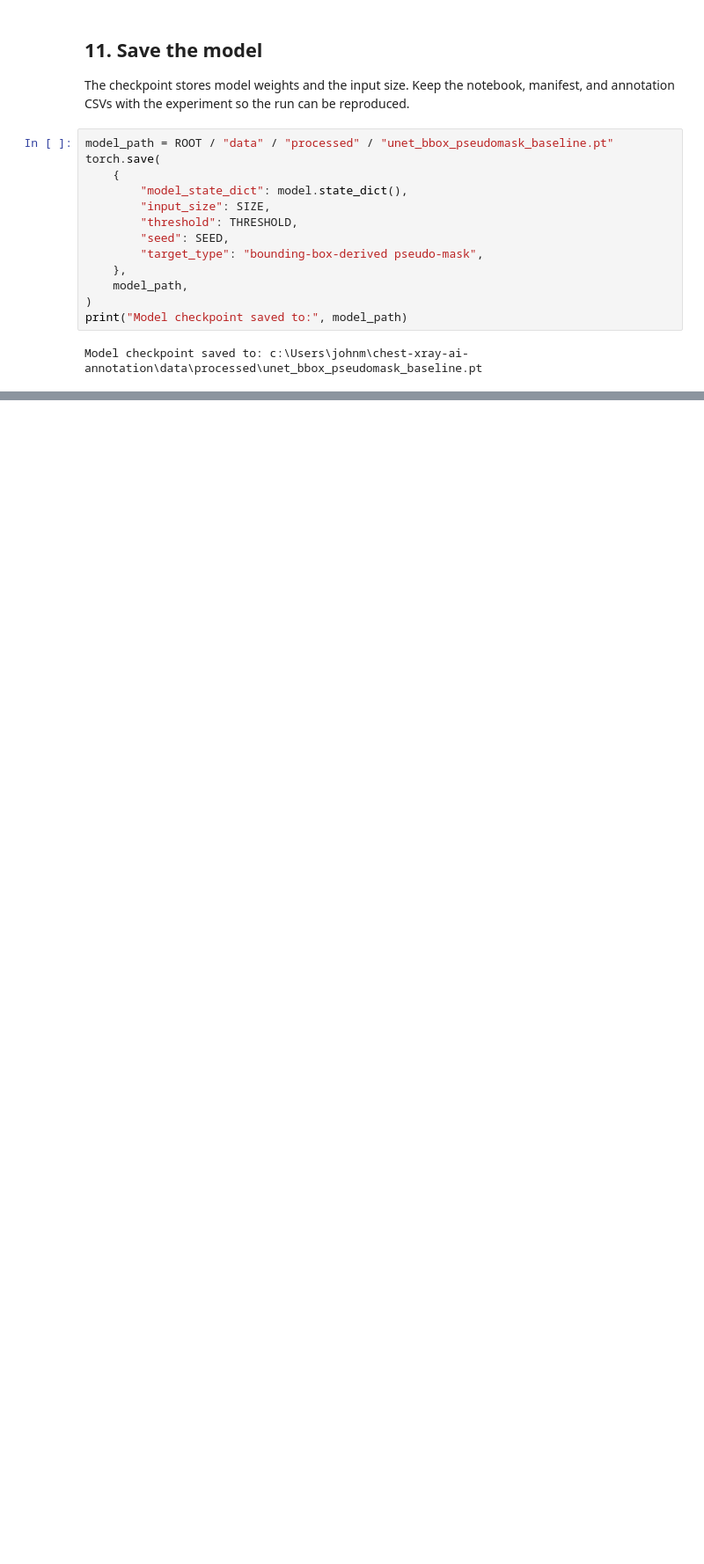
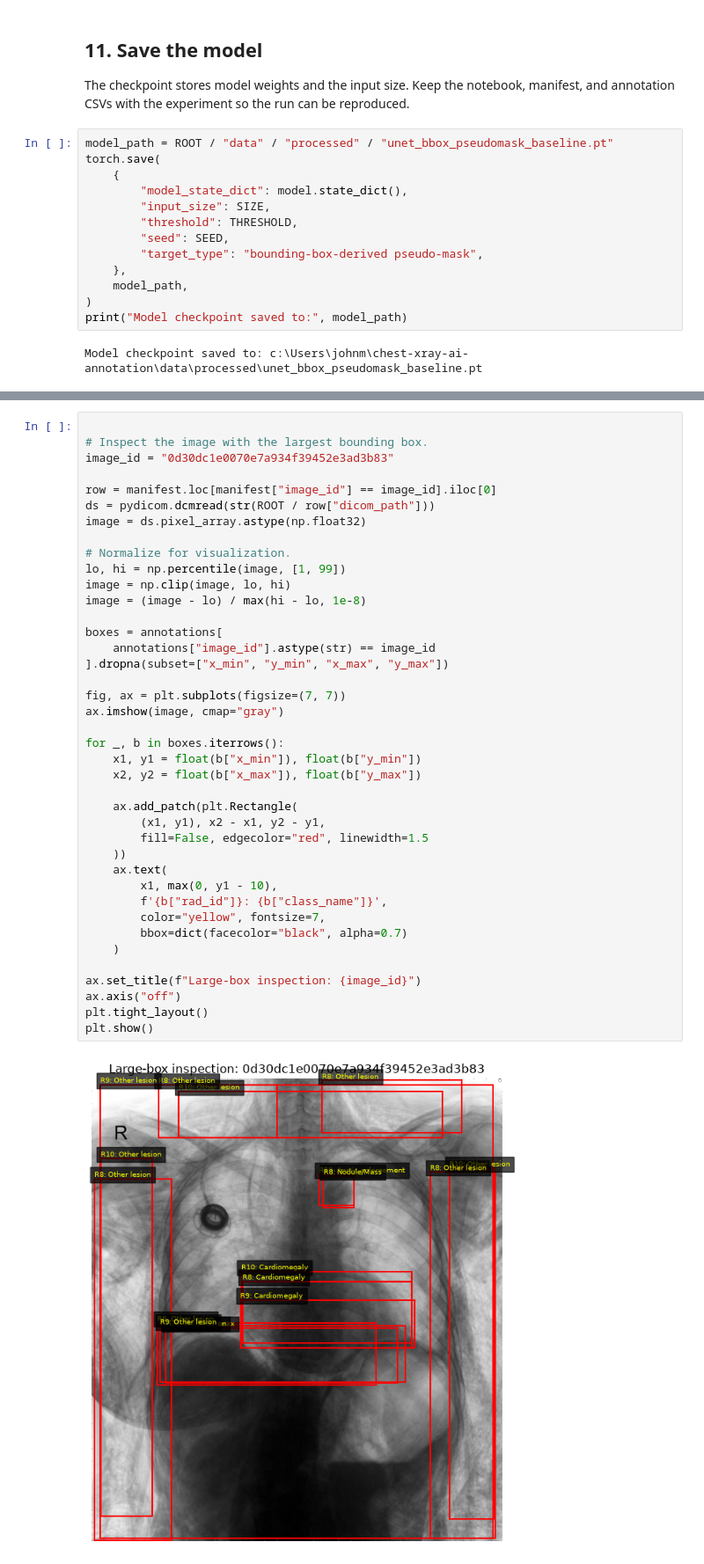
Before and after one commit to Angelinamoses/chest-xray-ai-annotation, a Jupyter notebook: notebooks/02_unet_segmentation.ipynb, the cells around one changed output, grey strips where cells are left out. Shown at 88% size. Saved outputs shown, nothing was run; the diff lists cells and outputs as text; blank space fills up the shorter version.

```diff
--- a/notebooks/02_unet_segmentation.ipynb
+++ b/notebooks/02_unet_segmentation.ipynb
@@ -474,0 +660,42 @@ Model checkpoint saved to: c:\Users\johnm\chest-xray-ai-annotation\data\processe
+# %%
+
+# Inspect the image with the largest bounding box.
+image_id = "0d30dc1e0070e7a934f39452e3ad3b83"
+
+row = manifest.loc[manifest["image_id"] == image_id].iloc[0]
+ds = pydicom.dcmread(str(ROOT / row["dicom_path"]))
+image = ds.pixel_array.astype(np.float32)
+
+# Normalize for visualization.
+lo, hi = np.percentile(image, [1, 99])
+image = np.clip(image, lo, hi)
+image = (image - lo) / max(hi - lo, 1e-8)
+
+boxes = annotations[
+    annotations["image_id"].astype(str) == image_id
+].dropna(subset=["x_min", "y_min", "x_max", "y_max"])
+
+fig, ax = plt.subplots(figsize=(7, 7))
+ax.imshow(image, cmap="gray")
+
+for _, b in boxes.iterrows():
+    x1, y1 = float(b["x_min"]), float(b["y_min"])
+    x2, y2 = float(b["x_max"]), float(b["y_max"])
+
+    ax.add_patch(plt.Rectangle(
+        (x1, y1), x2 - x1, y2 - y1,
+        fill=False, edgecolor="red", linewidth=1.5
+    ))
+    ax.text(
+        x1, max(0, y1 - 10),
+        f'{b["rad_id"]}: {b["class_name"]}',
+        color="yellow", fontsize=7,
+        bbox=dict(facecolor="black", alpha=0.7)
+    )
+
+ax.set_title(f"Large-box inspection: {image_id}")
+ax.axis("off")
+plt.tight_layout()
+plt.show()
+# %% [output]
+[figure, added]
```
Also changed, not shown: parts of 6 cells of this notebook, 1 other file.
